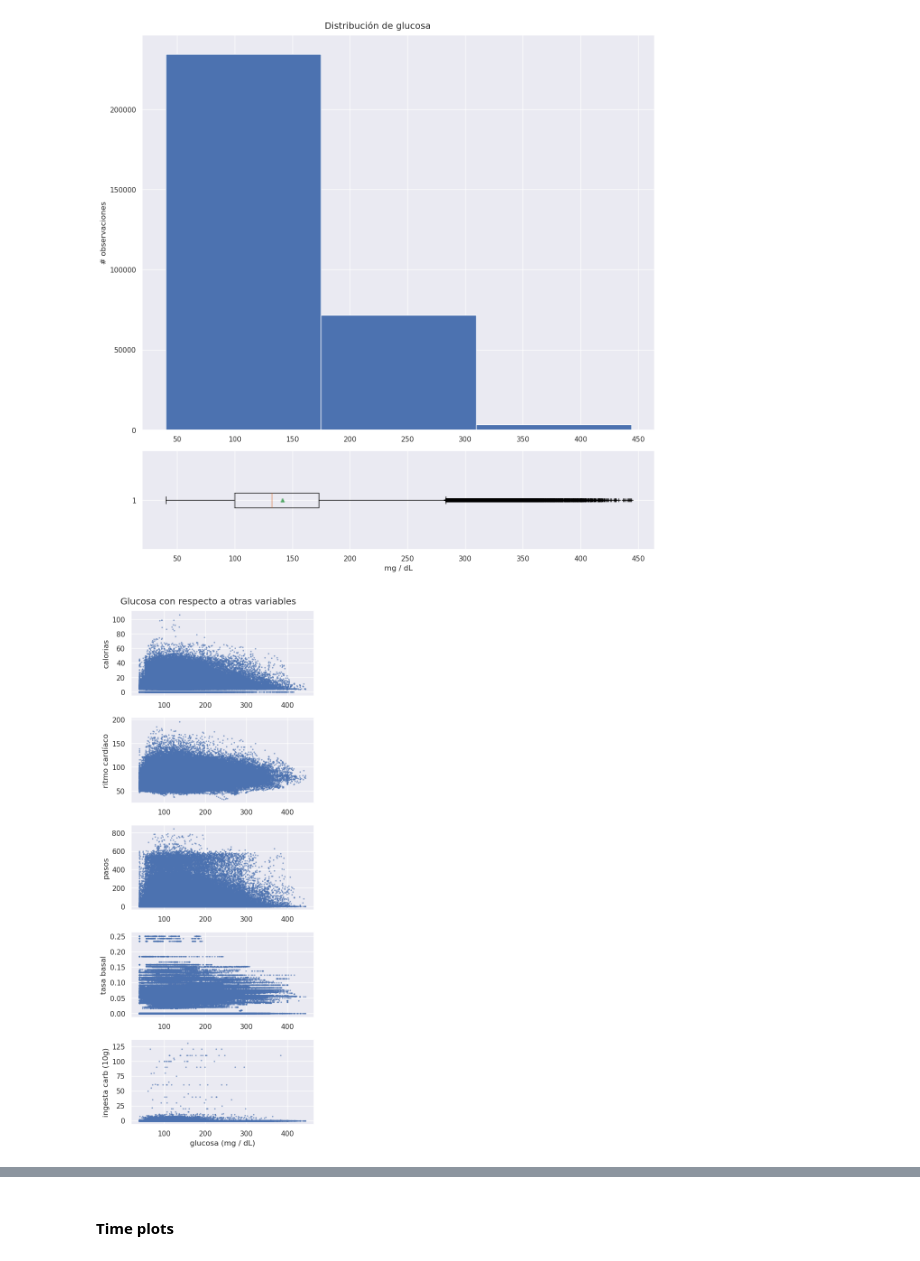
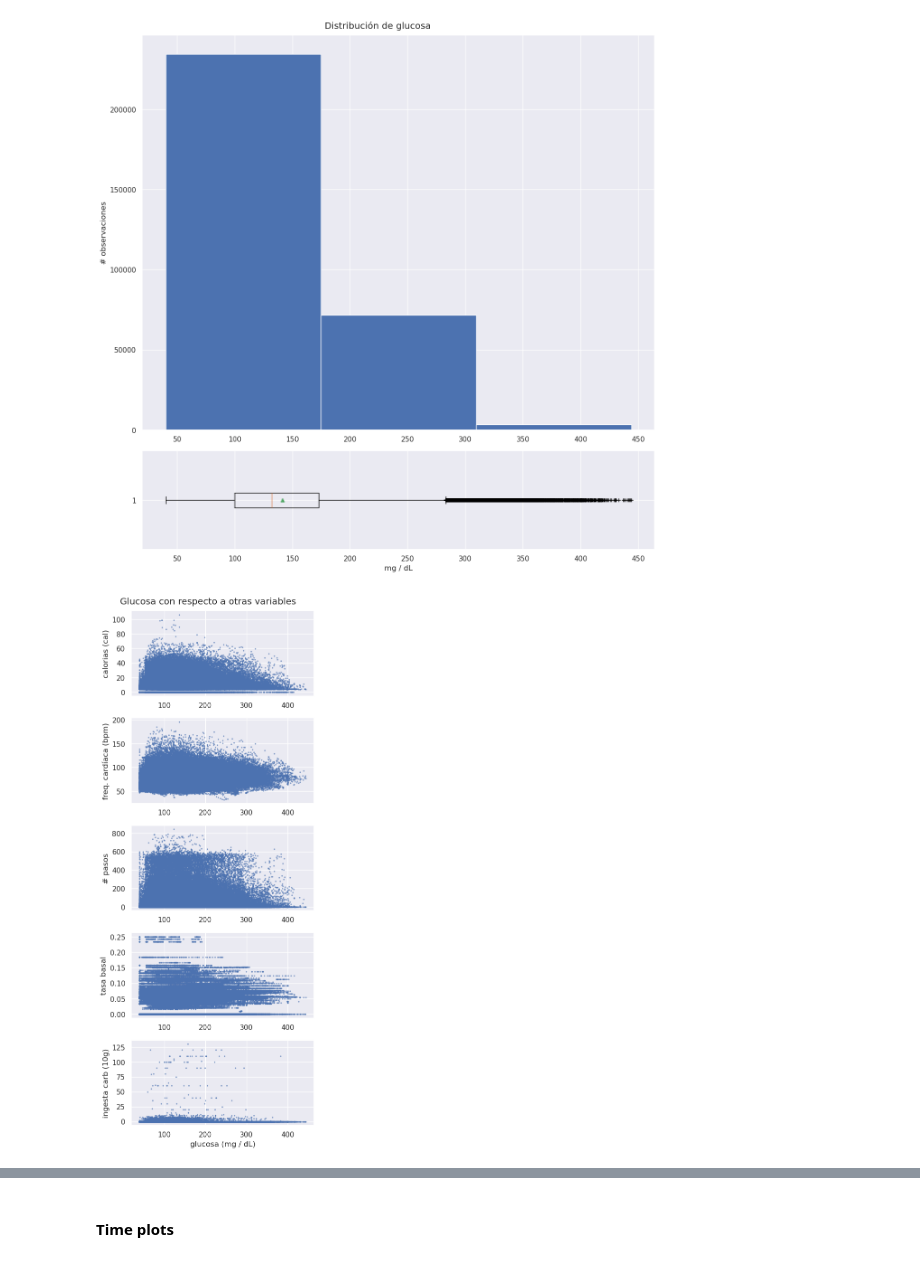
Before and after one commit to Arturo2711/EDA-DT1-PROJECT, a Jupyter notebook: EDA.ipynb, the cells around one changed output, grey strips where cells are left out. Cells and saved outputs as stored; diff of their text form; code cells hidden in the pictures.

```diff
--- a/EDA.ipynb
+++ b/EDA.ipynb
@@ -55,10 +57,14 @@ data_dir = 'HUPA-UCM Diabetes Dataset/Preprocessed'
 # Append all the patients onto a single dataframe
 people = []
 path = "HUPA-UCM Diabetes Dataset/Preprocessed/"
+#id = 0
 for filename in glob.glob(os.path.join(path, '*.csv')):
     df = pd.read_csv(filename, sep = ";")
     df["time"] = df["time"].apply(lambda x: np.datetime64(x))
+    #df["patient_id"] = [id for i in range(len(df))]
+    # df = df.set_index(['patient_id', 'time'])
     people.append(df)
+    id += 1
 # %%
 # t_(i) - t_(i-1)
 def diff(ts):
@@ -193,26 +204,23 @@ plt.show()
 # %% [output]
 [figure]
 # %%
-size = 2
-a = .5
-
 fig, axs = plt.subplots(5, 1, figsize = (width/2.5, width))
 axs[0].scatter(glucose, df["calories"], alpha = a, s = size)
-axs[0].set_ylabel("calorias")
+axs[0].set_ylabel("calorias (cal)")
 axs[1].scatter(glucose, df["heart_rate"], alpha = a, s = size)
-axs[1].set_ylabel("ritmo cardíaco")
+axs[1].set_ylabel("freq. cardíaca (bpm)")
 axs[2].scatter(glucose, df["steps"], alpha = a, s = size)
-axs[2].set_ylabel("pasos")
+axs[2].set_ylabel("# pasos")
 axs[3].scatter(glucose, df["basal_rate"], alpha = a, s = size)
 axs[3].set_ylabel("tasa basal")
 axs[4].scatter(glucose, df["carb_input"], alpha = a, s = size)
 axs[4].set_ylabel("ingesta carb (10g)")
 
 axs[4].set_xlabel("glucosa (mg / dL)")
 fig.suptitle("Glucosa con respecto a otras variables")
 plt.tight_layout()
 plt.show()
 # %% [output]
-[figure, old version]
+[figure, new version]
 # %%
 df_heatmap = df.copy()
```
Also changed, not shown: parts of 4 cells of this notebook.
